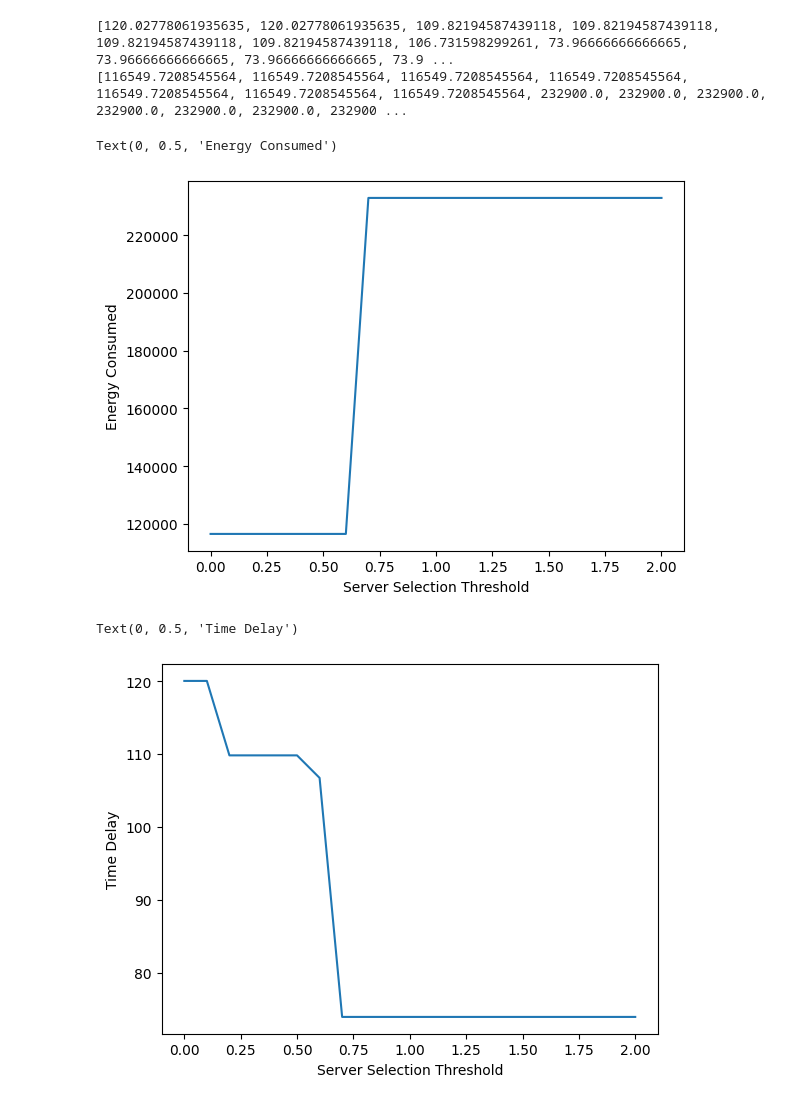
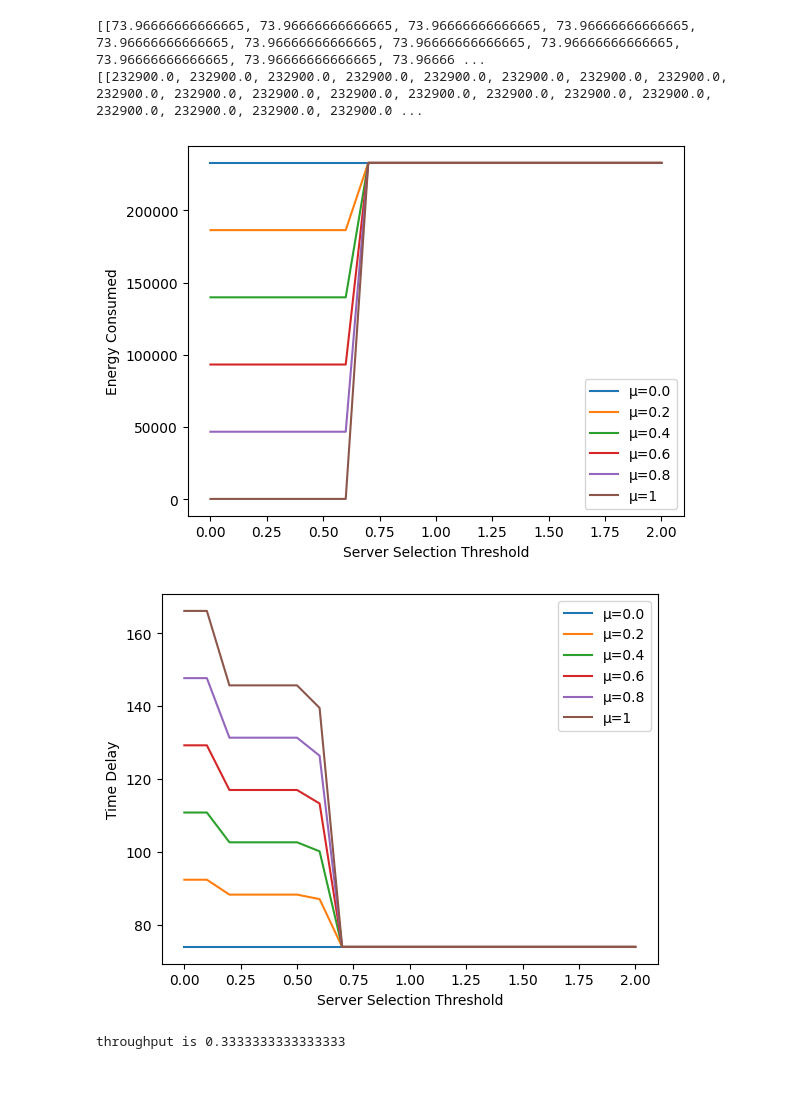
Before and after one commit to Zaid944/Task_Offloading, a Jupyter notebook: BTP.ipynb, the cells around one changed output. Cells and saved outputs as stored; diff of their text form; code cells hidden in the pictures.

Commit message:
graph changed

```diff
--- a/BTP.ipynb
+++ b/BTP.ipynb
@@ -181,22 +196,30 @@ This configuration doesnot follows halls theorem
 []
 [[0, 0, 0, 0, 0, 0], [0, 0, 0, 0, 0, 0], [0, 0, 0, 0, 0, 0], [0, 0, 0, 0, 0, 0]]
 # %%
-print(time)
-print(energy)
+print(time_array)
+print(energy_array)
 # %% [output]
-[120.02778061935635, 120.02778061935635, 109.82194587439118, 109.82194587439118, 109.82194587439118, 109.82194587439118, 106.731598299261, 73.96666666666665, 73.96666666666665, 73.96666666666665, 73.9 ...
-[116549.7208545564, 116549.7208545564, 116549.7208545564, 116549.7208545564, 116549.7208545564, 116549.7208545564, 116549.7208545564, 232900.0, 232900.0, 232900.0, 232900.0, 232900.0, 232900.0, 232900 ...
+[[73.96666666666665, 73.96666666666665, 73.96666666666665, 73.96666666666665, 73.96666666666665, 73.96666666666665, 73.96666666666665, 73.96666666666665, 73.96666666666665, 73.96666666666665, 73.96666 ...
+[[232900.0, 232900.0, 232900.0, 232900.0, 232900.0, 232900.0, 232900.0, 232900.0, 232900.0, 232900.0, 232900.0, 232900.0, 232900.0, 232900.0, 232900.0, 232900.0, 232900.0, 232900.0, 232900.0, 232900.0 ...
 # %%
-plt.plot(threshold, energy)
+for i in range(0, len(energy_array)):
+    plt.plot(threshold, energy_array[i], label="\u03BC={0}".format(offloading_factor_array[i]))
 plt.xlabel('Server Selection Threshold')
 plt.ylabel('Energy Consumed')
+plt.legend(ncol = 1)
+plt.show()
 # %% [output]
-Text(0, 0.5, 'Energy Consumed')
-[figure, old version]
+[figure, new version]
 # %%
-plt.plot(threshold, time)
+for i in range(0, len(time_array)):
+    plt.plot(threshold, time_array[i], label="\u03BC={0}".format(offloading_factor_array[i]))
 plt.xlabel('Server Selection Threshold')
 plt.ylabel('Time Delay')
+plt.legend(ncol = 1)
+plt.show()
 # %% [output]
-Text(0, 0.5, 'Time Delay')
-[figure, old version]
+[figure, new version]
+# %%
+print('throughput is', sum / total_scenario)
+# %% [output]
+throughput is 0.3333333333333333
```
Also changed, not shown: parts of 2 cells of this notebook.
